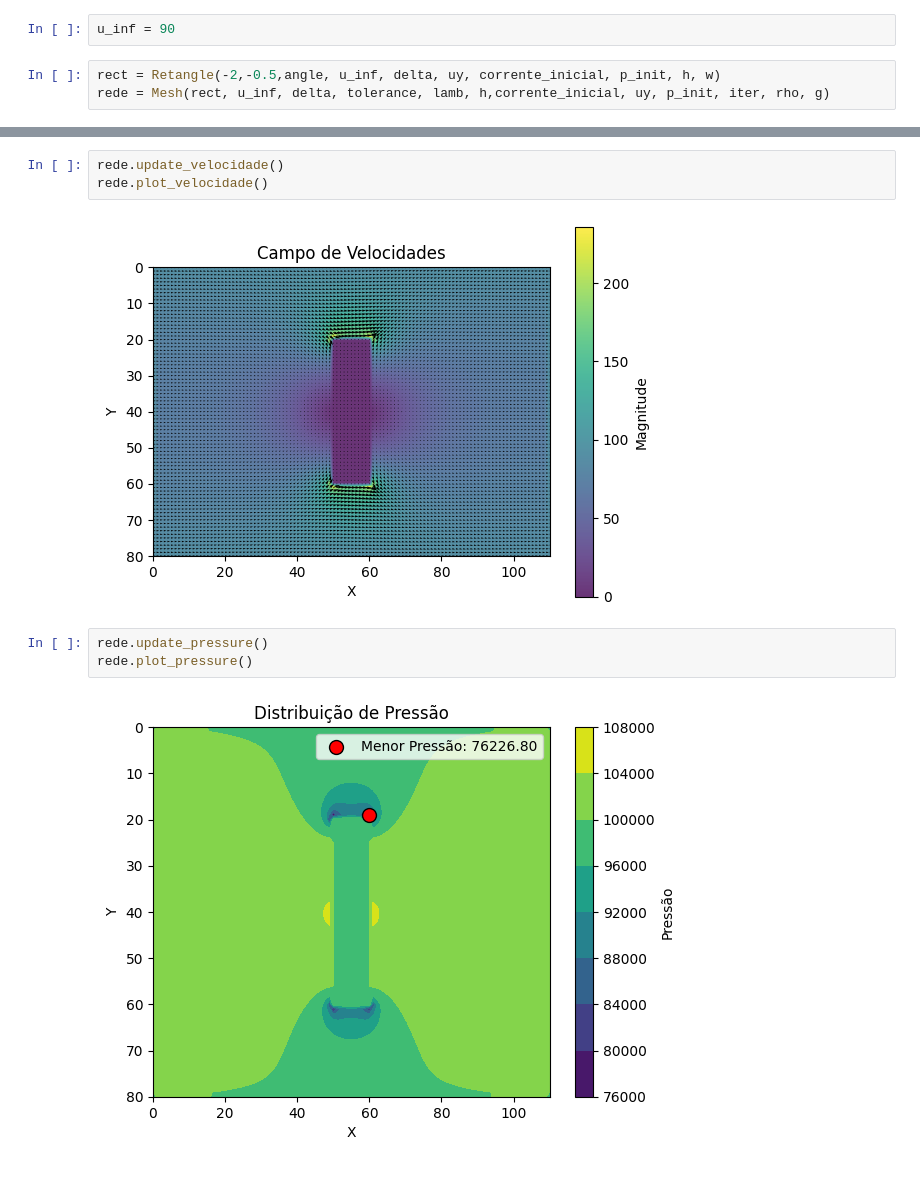
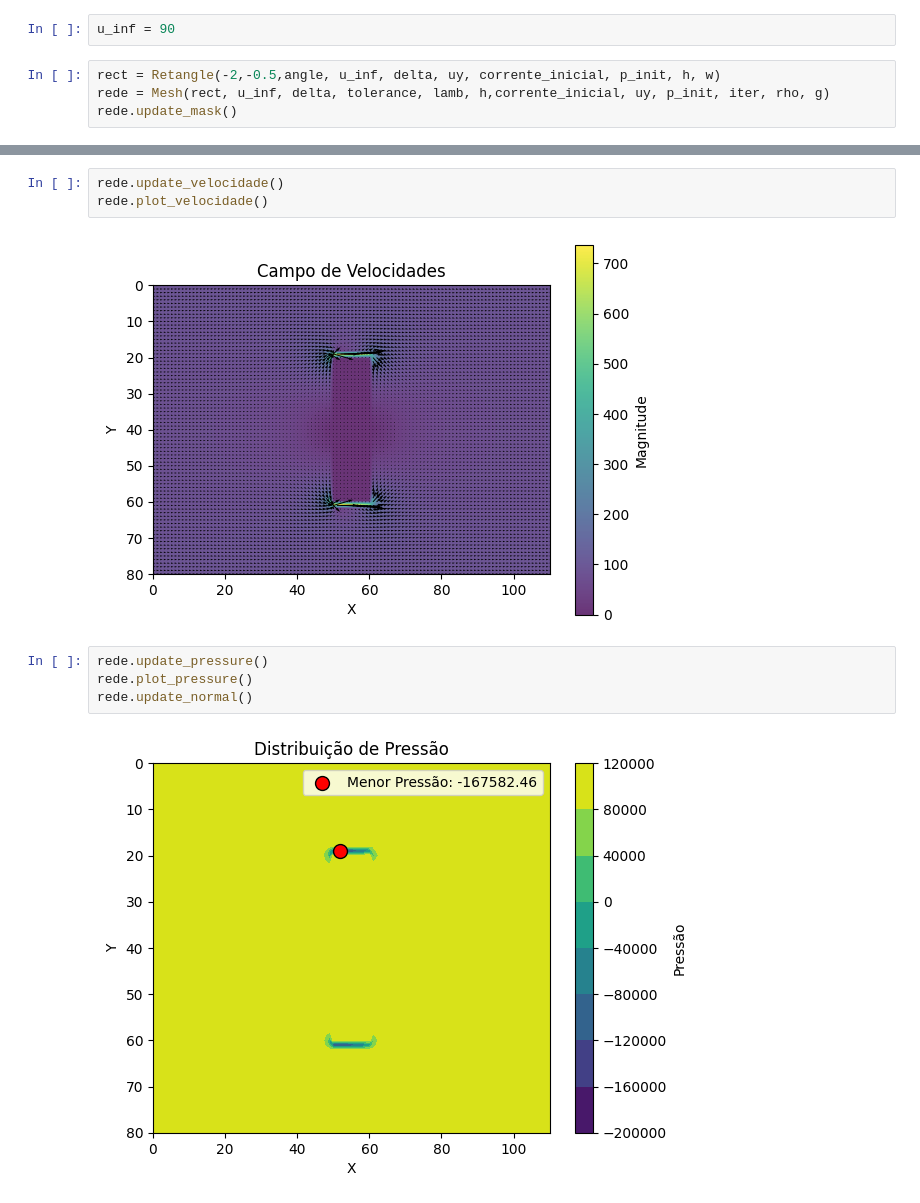
Before and after one commit to Eduds007/Numerical-simulations, a Jupyter notebook: Ex2/resultados_90.ipynb, the cells around one changed output, grey strips where cells are left out. Drawn from its saved outputs; the diff is of its cells as text.

```diff
--- a/Ex2/resultados_90.ipynb
+++ b/Ex2/resultados_90.ipynb
@@ -96,6 +99,7 @@ u_inf = 90
 # %%
 rect = Retangle(-2,-0.5,angle, u_inf, delta, uy, corrente_inicial, p_init, h, w)
 rede = Mesh(rect, u_inf, delta, tolerance, lamb, h,corrente_inicial, uy, p_init, iter, rho, g)
+rede.update_mask()
 # %%
 rede.update_corrente()
 rede.plot_corrente()
@@ -105,12 +109,13 @@ rede.plot_corrente()
 rede.update_velocidade()
 rede.plot_velocidade()
 # %% [output]
-[figure, old version]
+[figure, new version]
 # %%
 rede.update_pressure()
 rede.plot_pressure()
+rede.update_normal()
 # %% [output]
-[figure, old version]
+[figure, new version]
 # %%
 rede.get_arrasto()
 # %% [output]
```
Also changed, not shown: parts of 16 cells of this notebook, 2 other files.
